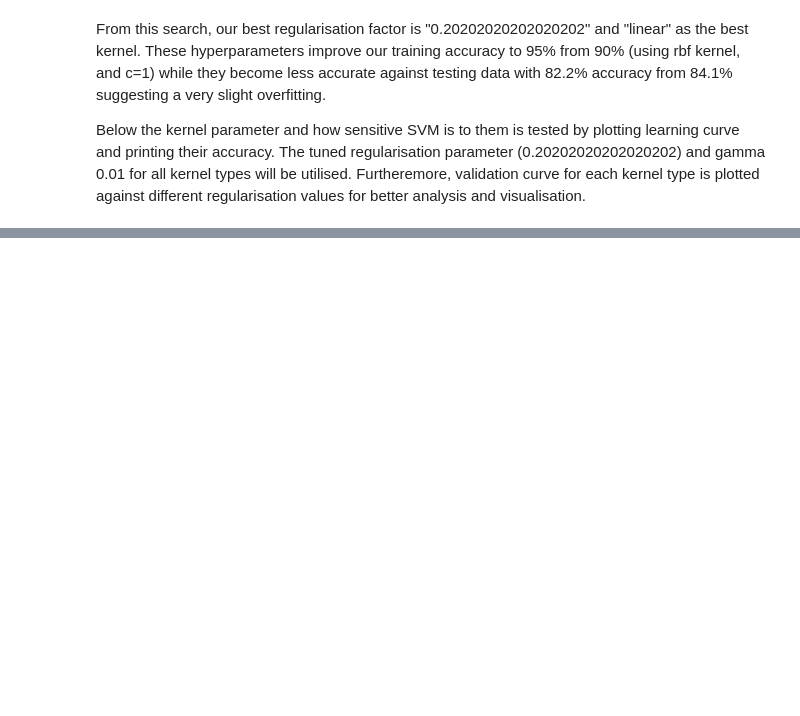
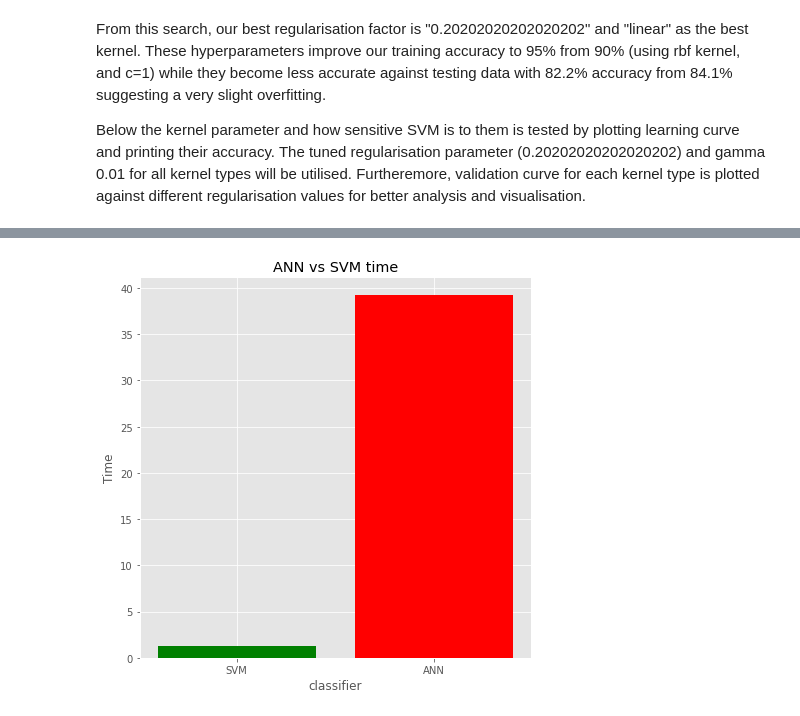
Before and after one commit to RadShiadeh/MLCW, a Jupyter notebook: cw.ipynb, the cells around one changed output, grey strips where cells are left out. Cells and saved outputs as stored; diff of their text form; code cells hidden in the pictures; blank space fills up the shorter version.

```diff
--- a/cw.ipynb
+++ b/cw.ipynb
@@ -614,0 +716,21 @@ In conclusion, the best kernel is the "linear" kernel and for this kernel the re
+# %%
+#simple bar chart comparing time taken to train 5000 samples wtih SVM and ANN
+plt.style.use('ggplot')
+
+classifiers = ['SVM', 'ANN']
+time = [1.3, 39.2]
+
+x_pos = [i for i, _ in enumerate(classifiers)]
+colours = ['green', 'red']
+
+plt.figure(figsize=(7,7))
+plt.bar(x_pos, time, color=colours)
+plt.xlabel("classifier")
+plt.ylabel("Time")
+plt.title("ANN vs SVM time")
+
+plt.xticks(x_pos, classifiers)
+
+plt.show()
+# %% [output]
+[figure, added]
```
Also changed, not shown: parts of 22 cells of this notebook.
